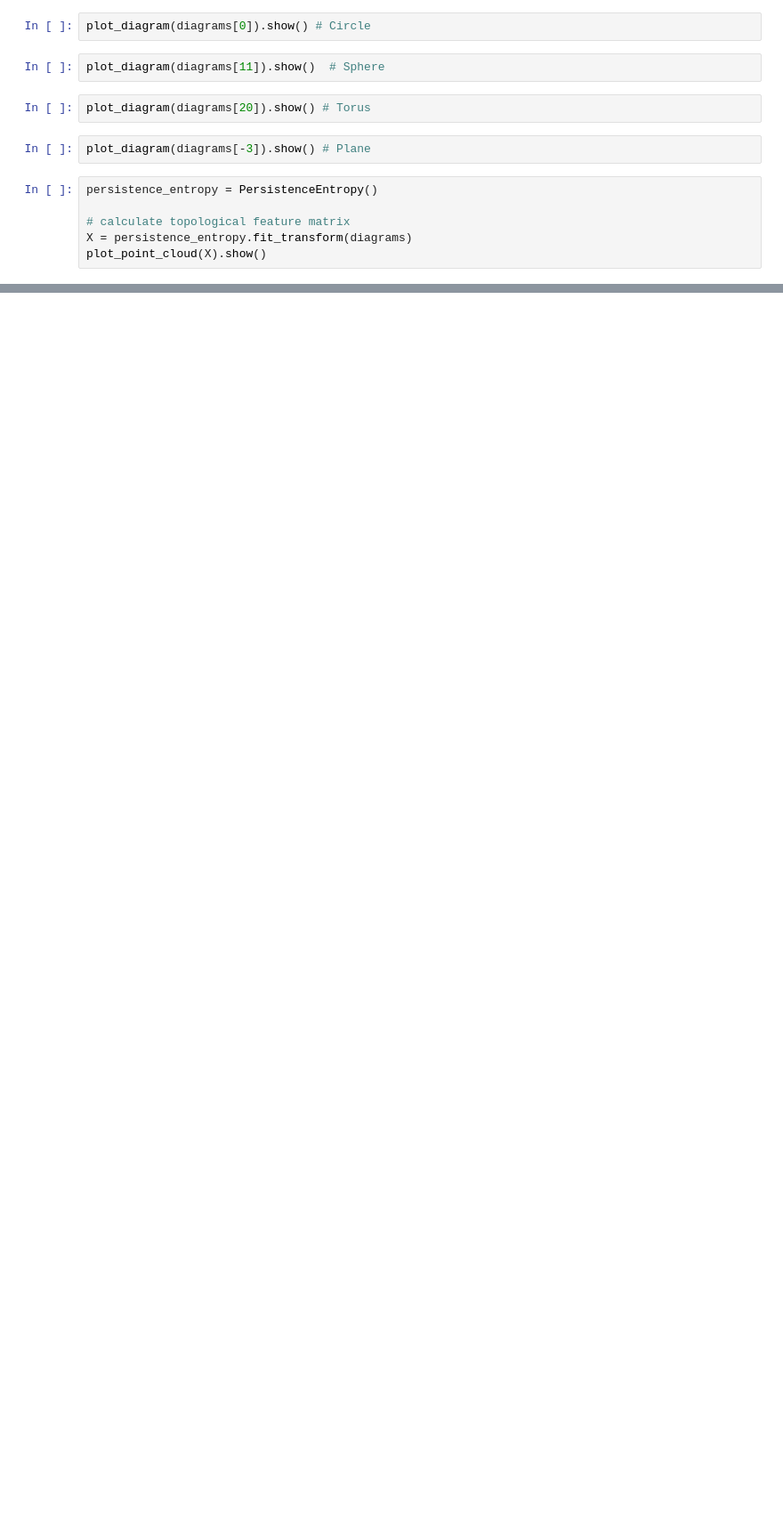
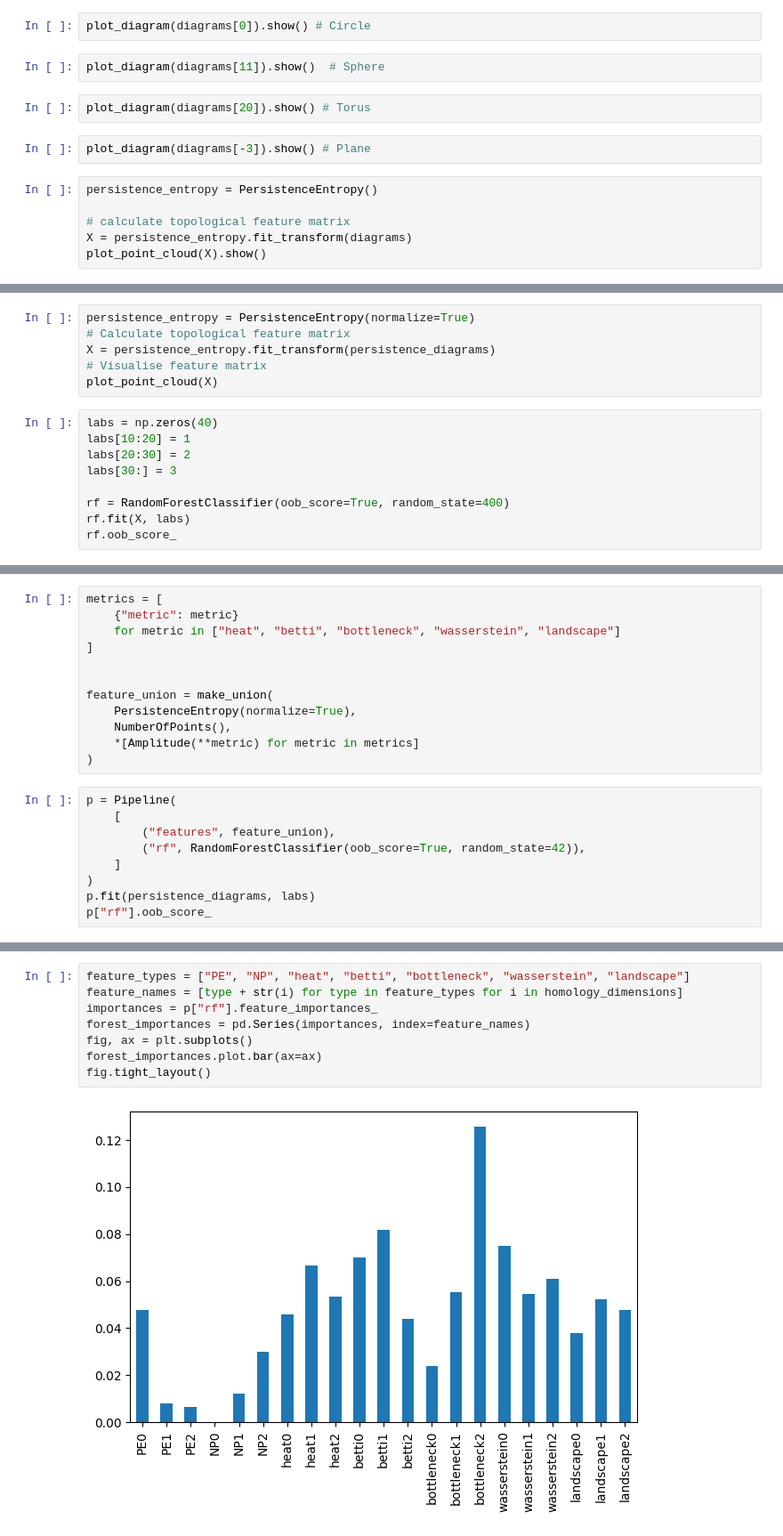
Before and after one commit to asuresh213/Robust-subspace-recovery-and-tda, a Jupyter notebook: _demo_TopMLwithGiotto.ipynb, the cells around one changed output, grey strips where cells are left out. Shown at 89% size. Saved outputs shown, nothing was run; the diff lists cells and outputs as text; blank space fills up the shorter version.

Commit message:
cleaned up code
Added some feature importance metrics

```diff
--- a/_demo_TopMLwithGiotto.ipynb
+++ b/_demo_TopMLwithGiotto.ipynb
@@ -125,0 +175,15 @@ print(f"OOB score: {rf.oob_score:.3f}")
+# %%
+persistence_entropy = PersistenceEntropy(normalize=True)
+# Calculate topological feature matrix
+X = persistence_entropy.fit_transform(persistence_diagrams)
+# Visualise feature matrix
+plot_point_cloud(X)
+# %%
+labs = np.zeros(40)
+labs[10:20] = 1
+labs[20:30] = 2
+labs[30:] = 3
+
+rf = RandomForestClassifier(oob_score=True, random_state=400)
+rf.fit(X, labs)
+rf.oob_score_
@@ -125,0 +194,21 @@ print(f"OOB score: {rf.oob_score:.3f}")
+# %%
+metrics = [
+    {"metric": metric}
+    for metric in ["heat", "betti", "bottleneck", "wasserstein", "landscape"]
+]
+
+
+feature_union = make_union(
+    PersistenceEntropy(normalize=True),
+    NumberOfPoints(),
+    *[Amplitude(**metric) for metric in metrics]
+)
+# %%
+p = Pipeline(
+    [
+        ("features", feature_union),
+        ("rf", RandomForestClassifier(oob_score=True, random_state=42)),
+    ]
+)
+p.fit(persistence_diagrams, labs)
+p["rf"].oob_score_
@@ -125,0 +217,10 @@ print(f"OOB score: {rf.oob_score:.3f}")
+# %%
+feature_types = ["PE", "NP", "heat", "betti", "bottleneck", "wasserstein", "landscape"]
+feature_names = [type + str(i) for type in feature_types for i in homology_dimensions]
+importances = p["rf"].feature_importances_
+forest_importances = pd.Series(importances, index=feature_names)
+fig, ax = plt.subplots()
+forest_importances.plot.bar(ax=ax)
+fig.tight_layout()
+# %% [output]
+[figure, added]
```
Also changed, not shown: parts of 12 cells of this notebook, 1 other file.
